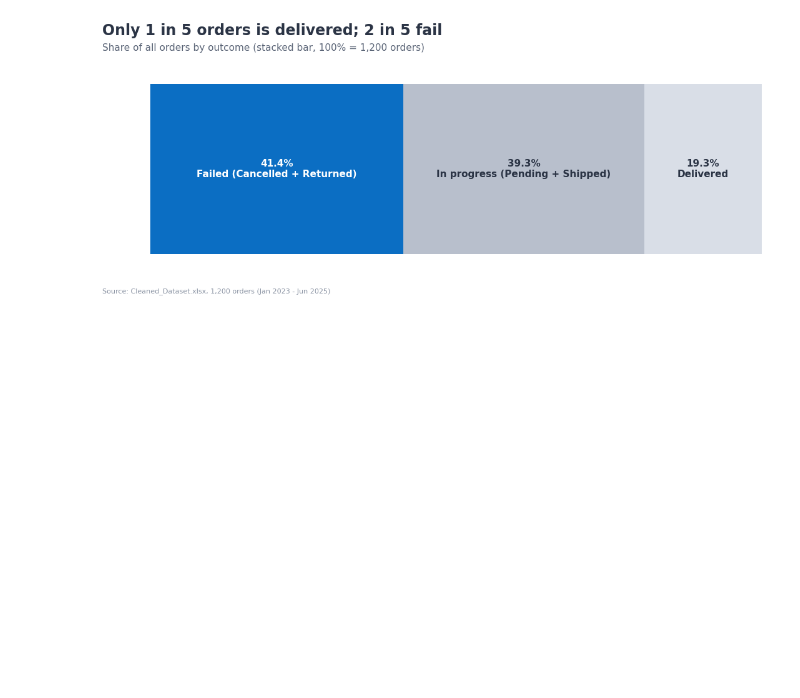
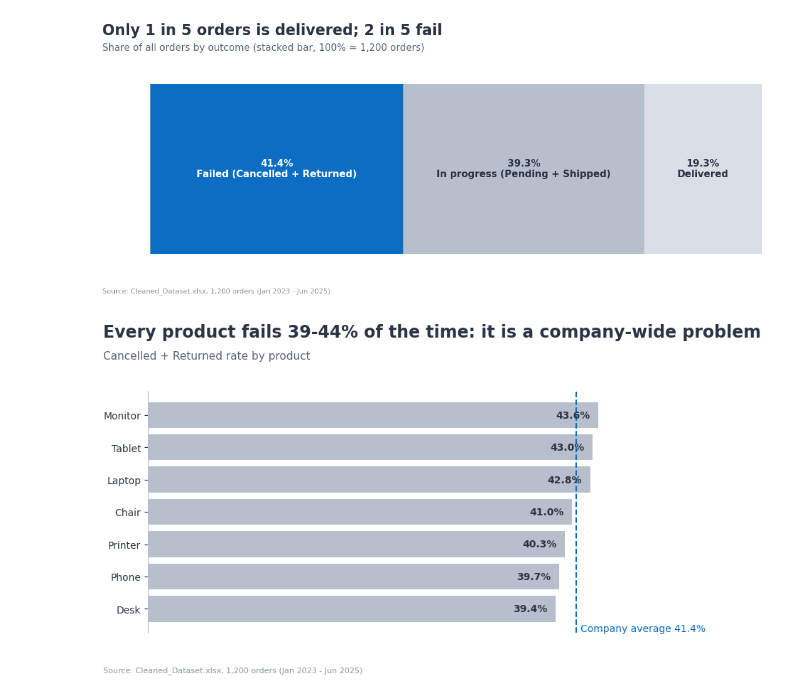
Before and after one commit to nasirali2024ag5310-arch/decodelabs-internship-project4, a Jupyter notebook: Visualization_Project4.ipynb, the cells around one changed output. Saved outputs shown, nothing was run; the diff lists cells and outputs as text; code cells hidden in the pictures; blank space fills up the shorter version.

Commit message:
Chart 5: failure rate by product

```diff
--- a/Visualization_Project4.ipynb
+++ b/Visualization_Project4.ipynb
@@ -119,3 +119,20 @@ finish(fig, "Only 1 in 5 orders is delivered; 2 in 5 fail",
        "Share of all orders by outcome (stacked bar, 100% = 1,200 orders)", "04_order_outcomes")
 # %% [output]
 [figure]
+# %%
+# SECTION 8: CHART 5 - BENCHMARK LINE (shows the problem is company-wide)
+fr = (failed.groupby(df.Product).mean() * 100).sort_values()
+
+fig, ax = plt.subplots(figsize=(9, 5))
+bars = ax.barh(fr.index, fr.values, color=GREY)
+for bar in bars:
+    ax.text(bar.get_width() - 0.8, bar.get_y() + bar.get_height()/2,
+            f"{bar.get_width()+1e-9:.1f}%", va="center", ha="right",
+            fontsize=10, fontweight="bold", color=DARK)       # label inside the bar
+ax.axvline(fail_pct, color=ACCENT, ls="--")                   # company average
+ax.text(fail_pct + 0.4, -0.7, f"Company average {fail_pct:.1f}%", color=ACCENT, fontsize=10)
+ax.set_xlim(0, 55); ax.set_xticks([]); ax.spines["bottom"].set_visible(False)
+finish(fig, "Every product fails 39-44% of the time: it is a company-wide problem",
+       "Cancelled + Returned rate by product", "05_failure_by_product")
+# %% [output]
+[figure, added]
```
